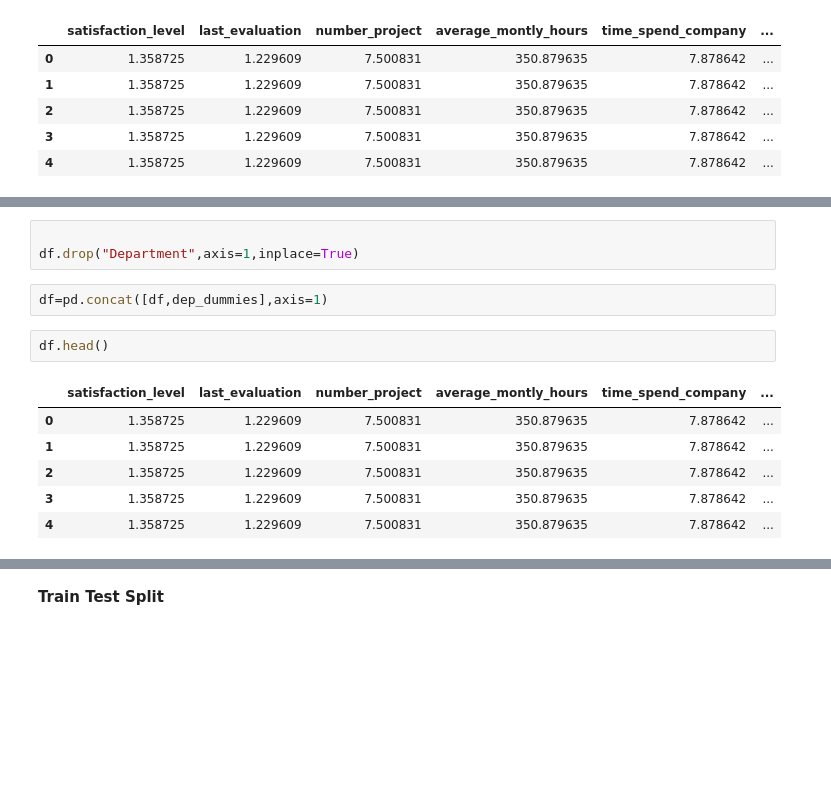
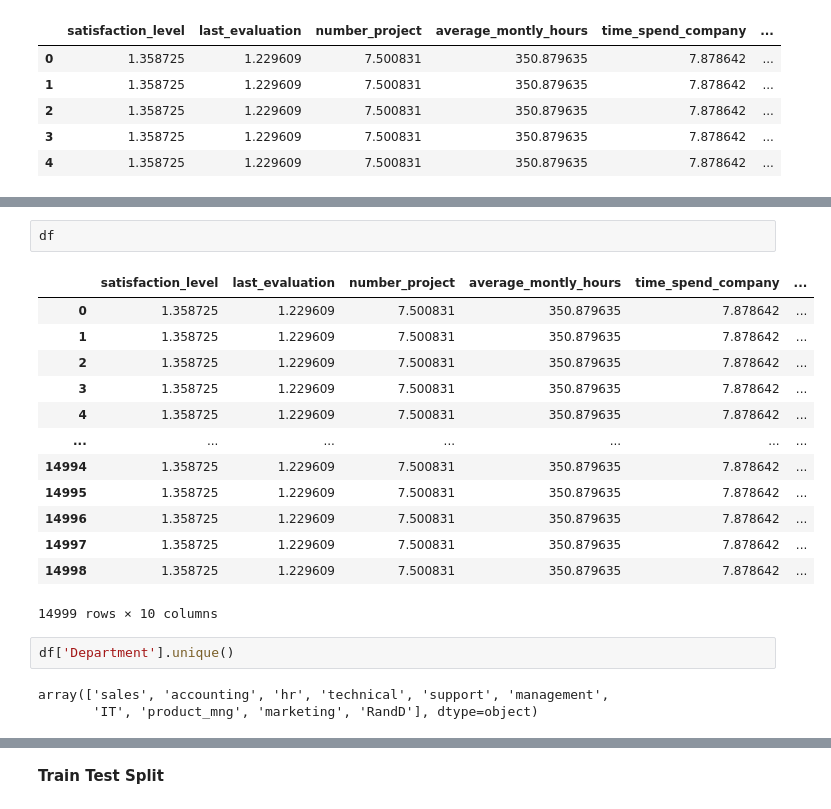
Before and after one commit to msalihk1git/Project_2, a Jupyter notebook: HR_Analytics.ipynb, the cells around one changed output, grey strips where cells are left out. Drawn from its saved outputs; the diff is of its cells as text; blank space fills up the shorter version.

```diff
--- a/HR_Analytics.ipynb
+++ b/HR_Analytics.ipynb
@@ -238,14 +220,21 @@ dep_dummies
-# %%
-
-df.drop("Department",axis=1,inplace=True)
-# %%
-df=pd.concat([df,dep_dummies],axis=1)
 # %%
-df.head()
+df
 # %% [output]
 |  | satisfaction_level | last_evaluation | number_project | average_montly_hours | time_spend_company | ... |
 | 0 | 1.358725 | 1.229609 | 7.500831 | 350.879635 | 7.878642 | ... |
 | 1 | 1.358725 | 1.229609 | 7.500831 | 350.879635 | 7.878642 | ... |
 | 2 | 1.358725 | 1.229609 | 7.500831 | 350.879635 | 7.878642 | ... |
 | 3 | 1.358725 | 1.229609 | 7.500831 | 350.879635 | 7.878642 | ... |
 | 4 | 1.358725 | 1.229609 | 7.500831 | 350.879635 | 7.878642 | ... |
+| ... | ... | ... | ... | ... | ... | ... |
+| 14994 | 1.358725 | 1.229609 | 7.500831 | 350.879635 | 7.878642 | ... |
+| 14995 | 1.358725 | 1.229609 | 7.500831 | 350.879635 | 7.878642 | ... |
+| 14996 | 1.358725 | 1.229609 | 7.500831 | 350.879635 | 7.878642 | ... |
+| 14997 | 1.358725 | 1.229609 | 7.500831 | 350.879635 | 7.878642 | ... |
+| 14998 | 1.358725 | 1.229609 | 7.500831 | 350.879635 | 7.878642 | ... |
+14999 rows × 10 columns
+# %%
+df['Department'].unique()
+# %% [output]
+array(['sales', 'accounting', 'hr', 'technical', 'support', 'management',
+       'IT', 'product_mng', 'marketing', 'RandD'], dtype=object)
```
Also changed, not shown: parts of 4 cells of this notebook.
